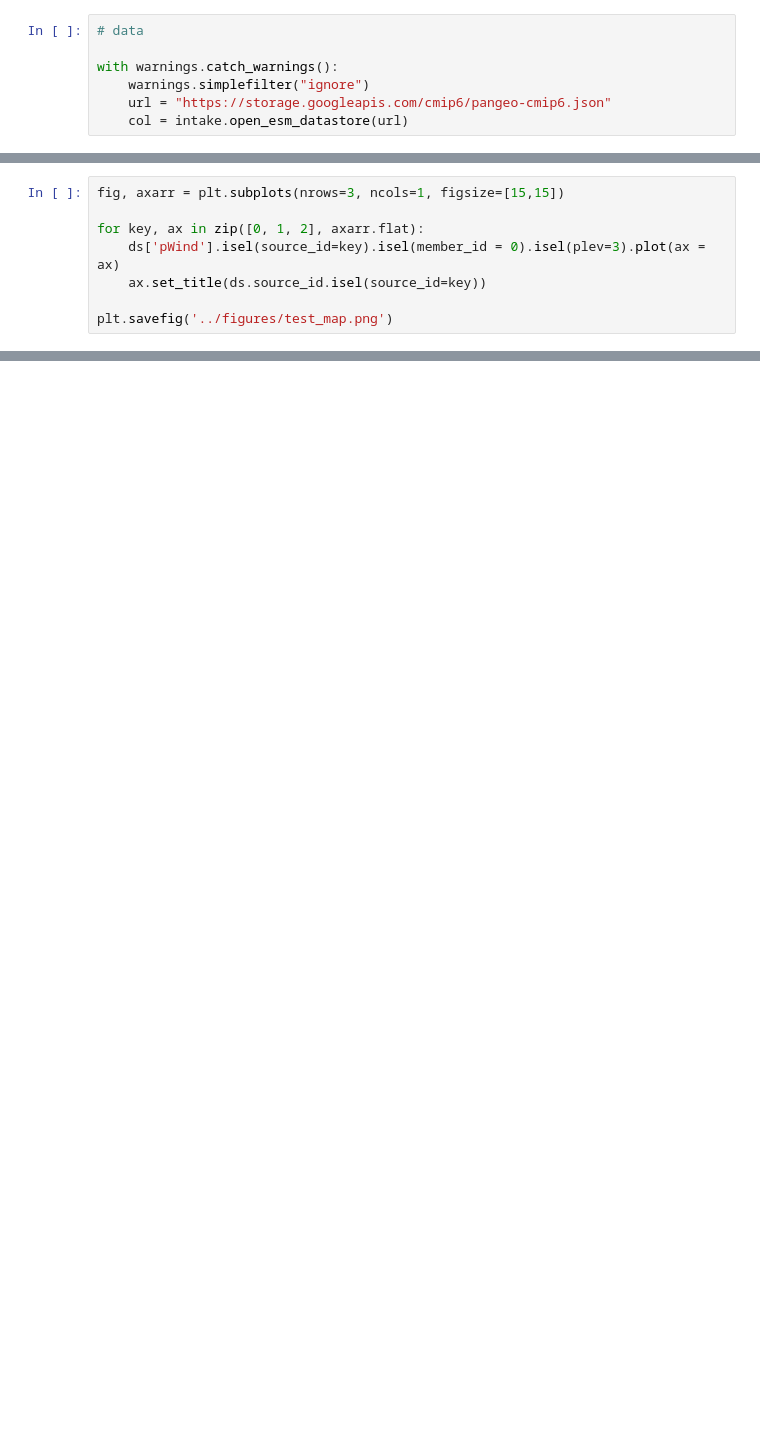
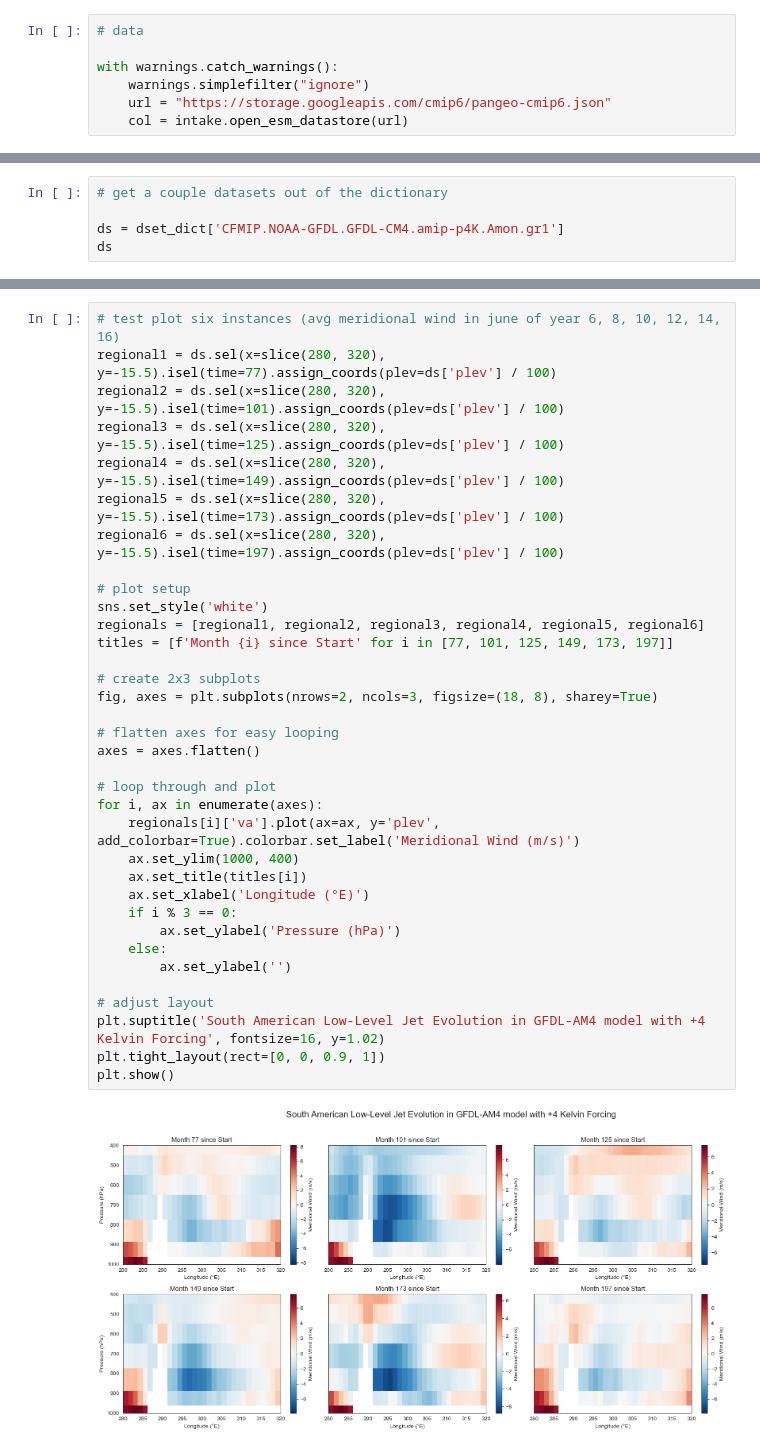
Before and after one commit to felixleodiaz/SALLJ, a Jupyter notebook: scripts/find_variables.ipynb, the cells around one changed output, grey strips where cells are left out. Cells and saved outputs as stored; diff of their text form; blank space fills up the shorter version.

```diff
--- a/scripts/find_variables.ipynb
+++ b/scripts/find_variables.ipynb
@@ -124,8 +51,0 @@ if not m_path.exists():
-# %%
-fig, axarr = plt.subplots(nrows=3, ncols=1, figsize=[15,15])
-
-for key, ax in zip([0, 1, 2], axarr.flat):
-    ds['pWind'].isel(source_id=key).isel(member_id = 0).isel(plev=3).plot(ax = ax)
-    ax.set_title(ds.source_id.isel(source_id=key))
-
-plt.savefig('../figures/test_map.png')
@@ -133,0 +52,5 @@ plt.savefig('../figures/test_map.png')
+# %%
+# get a couple datasets out of the dictionary
+
+ds = dset_dict['CFMIP.NOAA-GFDL.GFDL-CM4.amip-p4K.Amon.gr1']
+ds
@@ -133,0 +75,37 @@ plt.savefig('../figures/test_map.png')
+# %%
+# test plot six instances (avg meridional wind in june of year 6, 8, 10, 12, 14, 16)
+regional1 = ds.sel(x=slice(280, 320), y=-15.5).isel(time=77).assign_coords(plev=ds['plev'] / 100)
+regional2 = ds.sel(x=slice(280, 320), y=-15.5).isel(time=101).assign_coords(plev=ds['plev'] / 100)
+regional3 = ds.sel(x=slice(280, 320), y=-15.5).isel(time=125).assign_coords(plev=ds['plev'] / 100)
+regional4 = ds.sel(x=slice(280, 320), y=-15.5).isel(time=149).assign_coords(plev=ds['plev'] / 100)
+regional5 = ds.sel(x=slice(280, 320), y=-15.5).isel(time=173).assign_coords(plev=ds['plev'] / 100)
+regional6 = ds.sel(x=slice(280, 320), y=-15.5).isel(time=197).assign_coords(plev=ds['plev'] / 100)
+
+# plot setup
+sns.set_style('white')
+regionals = [regional1, regional2, regional3, regional4, regional5, regional6]
+titles = [f'Month {i} since Start' for i in [77, 101, 125, 149, 173, 197]]
+
+# create 2x3 subplots
+fig, axes = plt.subplots(nrows=2, ncols=3, figsize=(18, 8), sharey=True)
+
+# flatten axes for easy looping
+axes = axes.flatten()
+
+# loop through and plot
+for i, ax in enumerate(axes):
+    regionals[i]['va'].plot(ax=ax, y='plev', add_colorbar=True).colorbar.set_label('Meridional Wind (m/s)')
+    ax.set_ylim(1000, 400)
+    ax.set_title(titles[i])
+    ax.set_xlabel('Longitude (°E)')
+    if i % 3 == 0:
+        ax.set_ylabel('Pressure (hPa)')
+    else:
+        ax.set_ylabel('')
+
+# adjust layout
+plt.suptitle('South American Low-Level Jet Evolution in GFDL-AM4 model with +4 Kelvin Forcing', fontsize=16, y=1.02)
+plt.tight_layout(rect=[0, 0, 0.9, 1])
+plt.show()
+# %% [output]
+[figure, added]
```
Also changed, not shown: parts of 7 cells of this notebook, 1 other file.
